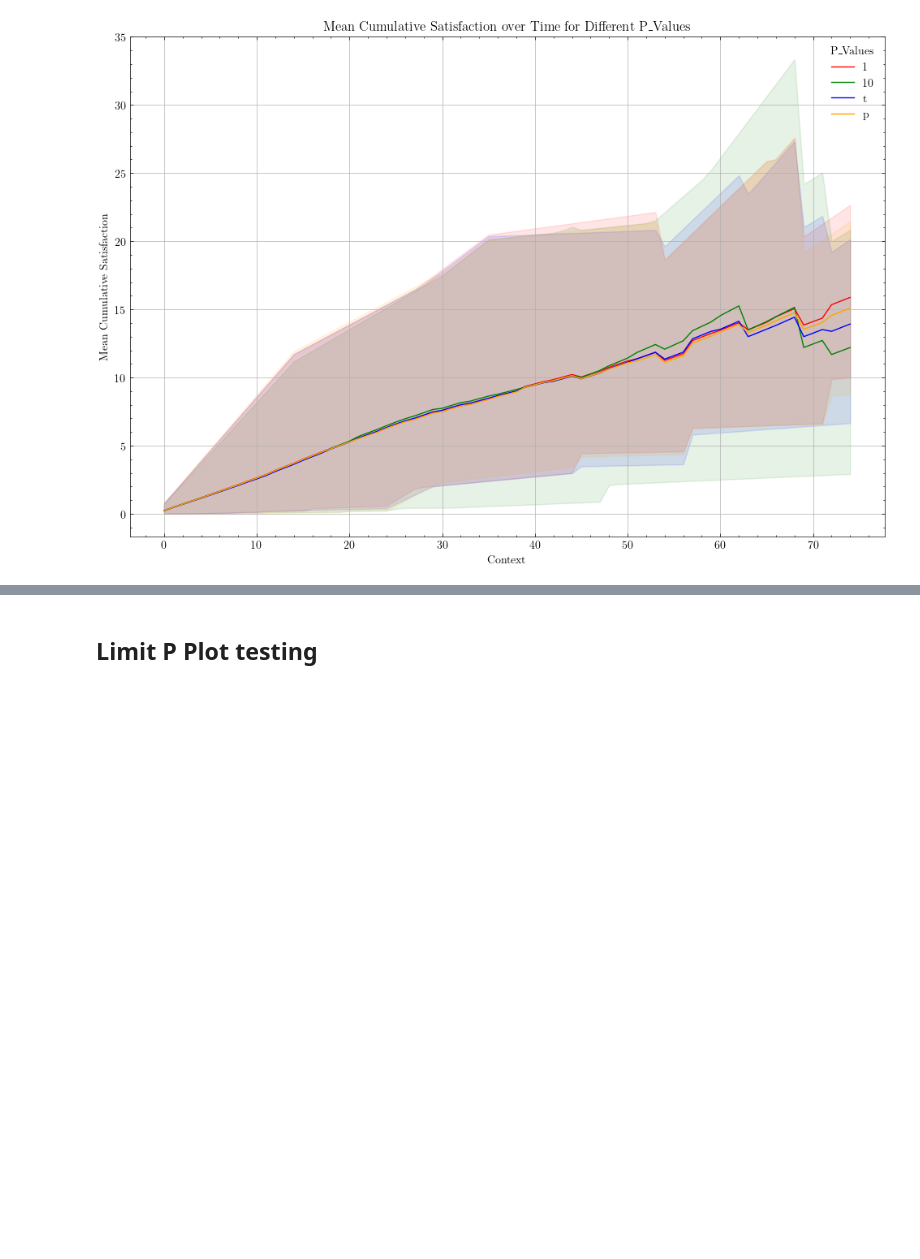
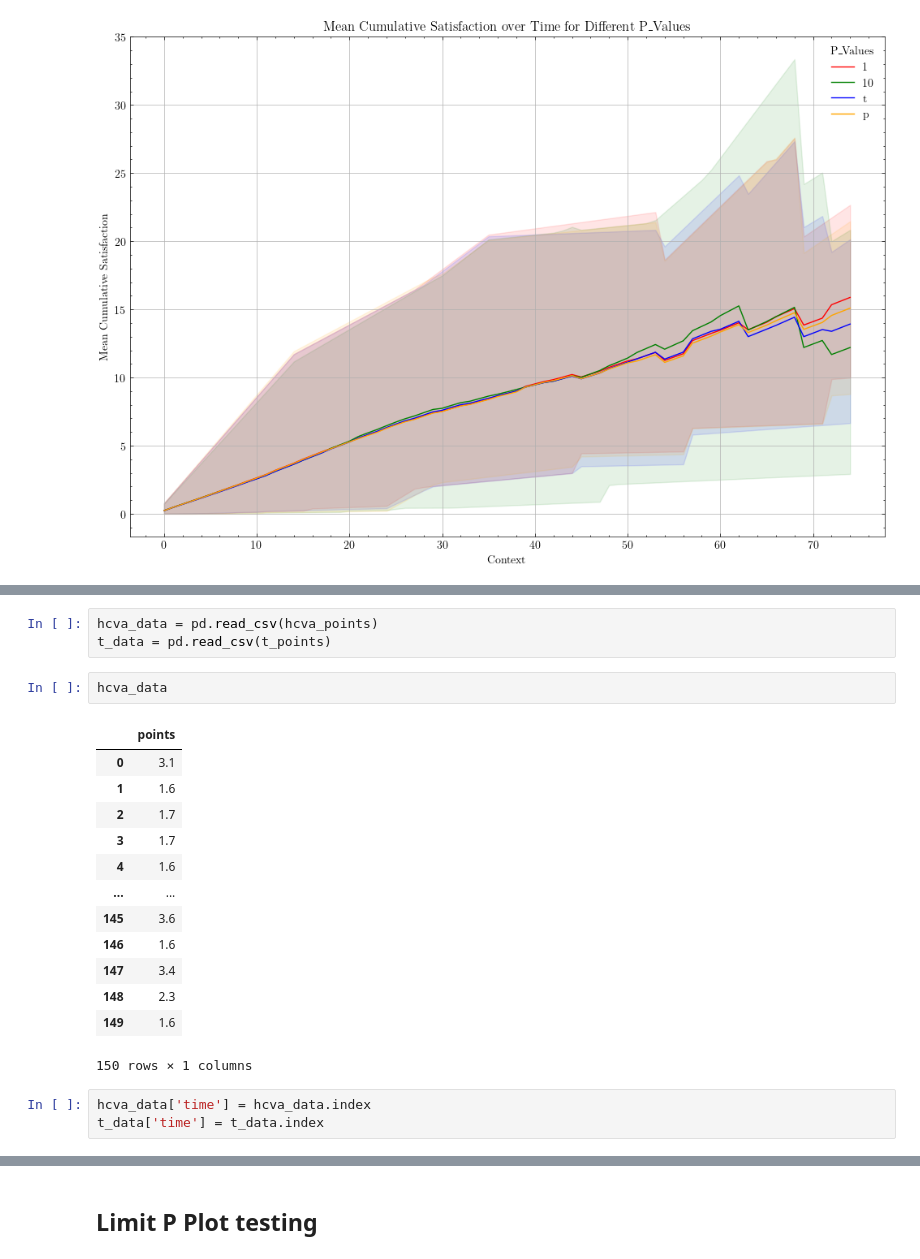
Before and after one commit to JosephTrevorrow/ValueSystemsAggregation, a Jupyter notebook: process_data/test.ipynb, the cells around one changed output, grey strips where cells are left out. Cells and saved outputs as stored; diff of their text form; blank space fills up the shorter version.

```diff
--- a/process_data/test.ipynb
+++ b/process_data/test.ipynb
@@ -67,0 +80,22 @@ plt.show()
+# %%
+hcva_data = pd.read_csv(hcva_points)
+t_data = pd.read_csv(t_points)
+# %%
+hcva_data
+# %% [output]
+|  | points |
+| 0 | 3.1 |
+| 1 | 1.6 |
+| 2 | 1.7 |
+| 3 | 1.7 |
+| 4 | 1.6 |
+| ... | ... |
+| 145 | 3.6 |
+| 146 | 1.6 |
+| 147 | 3.4 |
+| 148 | 2.3 |
+| 149 | 1.6 |
+150 rows × 1 columns
+# %%
+hcva_data['time'] = hcva_data.index
+t_data['time'] = t_data.index
```
Also changed, not shown: parts of 5 cells of this notebook, 23 other files.
